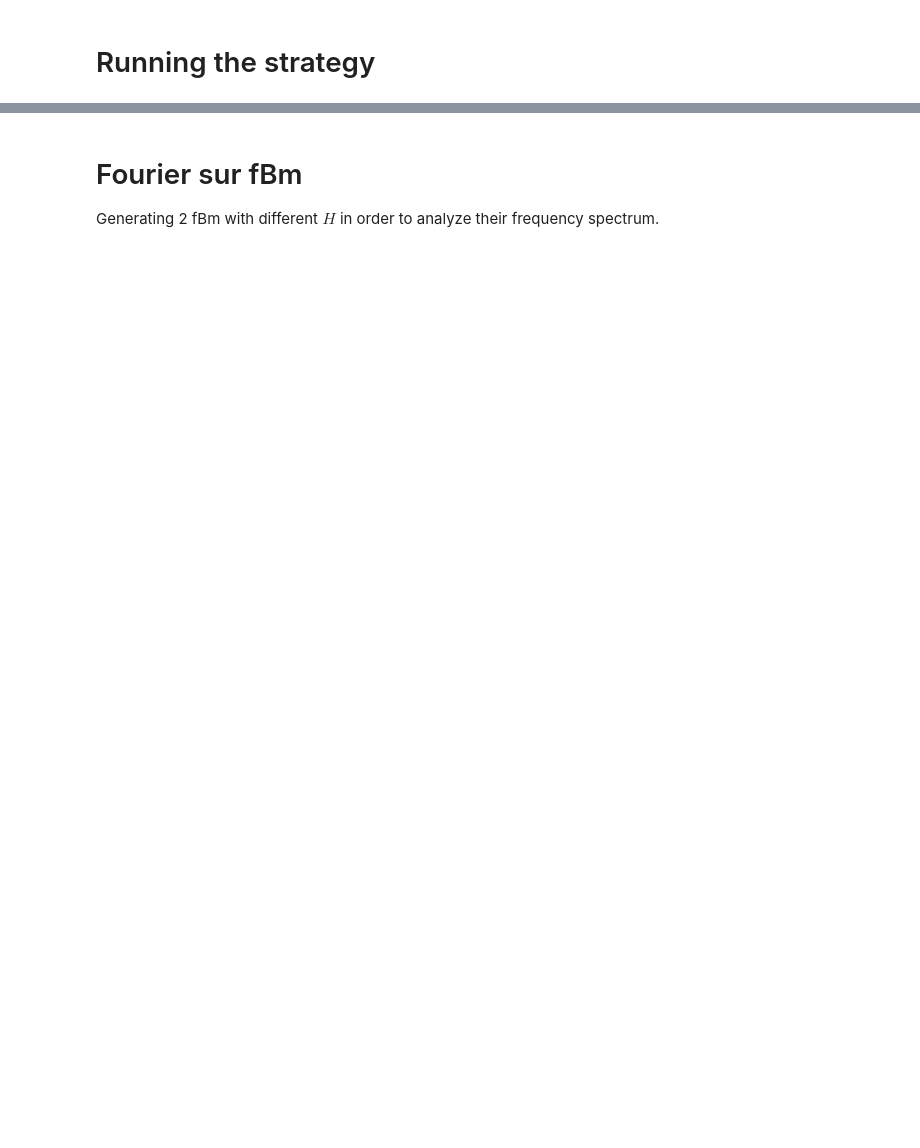
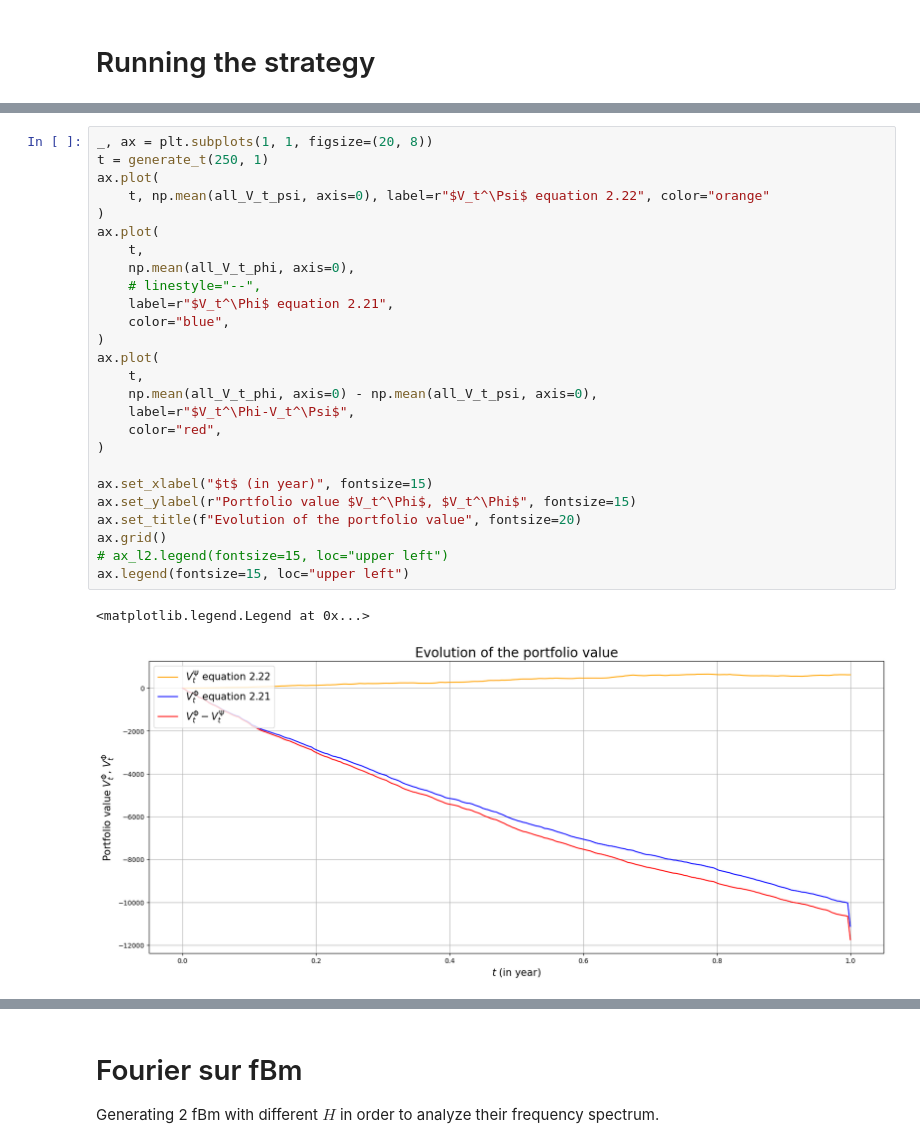
Before and after one commit to BaptisteZloch/Discretization-of-continuous-time-arbitrage-strategies-in-financial-markets-with-fBm, a Jupyter notebook: src/salopek_strategy.ipynb, the cells around one changed output, grey strips where cells are left out. Cells and saved outputs as stored; diff of their text form; blank space fills up the shorter version.

```diff
--- a/src/salopek_strategy.ipynb
+++ b/src/salopek_strategy.ipynb
@@ -337,0 +278,29 @@ ax[2].legend(fontsize=15)
+# %%
+_, ax = plt.subplots(1, 1, figsize=(20, 8))
+t = generate_t(250, 1)
+ax.plot(
+    t, np.mean(all_V_t_psi, axis=0), label=r"$V_t^\Psi$ equation 2.22", color="orange"
+)
+ax.plot(
+    t,
+    np.mean(all_V_t_phi, axis=0),
+    # linestyle="--",
+    label=r"$V_t^\Phi$ equation 2.21",
+    color="blue",
+)
+ax.plot(
+    t,
+    np.mean(all_V_t_phi, axis=0) - np.mean(all_V_t_psi, axis=0),
+    label=r"$V_t^\Phi-V_t^\Psi$",
+    color="red",
+)
+
+ax.set_xlabel("$t$ (in year)", fontsize=15)
+ax.set_ylabel(r"Portfolio value $V_t^\Phi$, $V_t^\Phi$", fontsize=15)
+ax.set_title(f"Evolution of the portfolio value", fontsize=20)
+ax.grid()
+# ax_l2.legend(fontsize=15, loc="upper left")
+ax.legend(fontsize=15, loc="upper left")
+# %% [output]
+<matplotlib.legend.Legend at 0x...>
+[figure, added]
```
Also changed, not shown: parts of 22 cells of this notebook, 4 other files.
